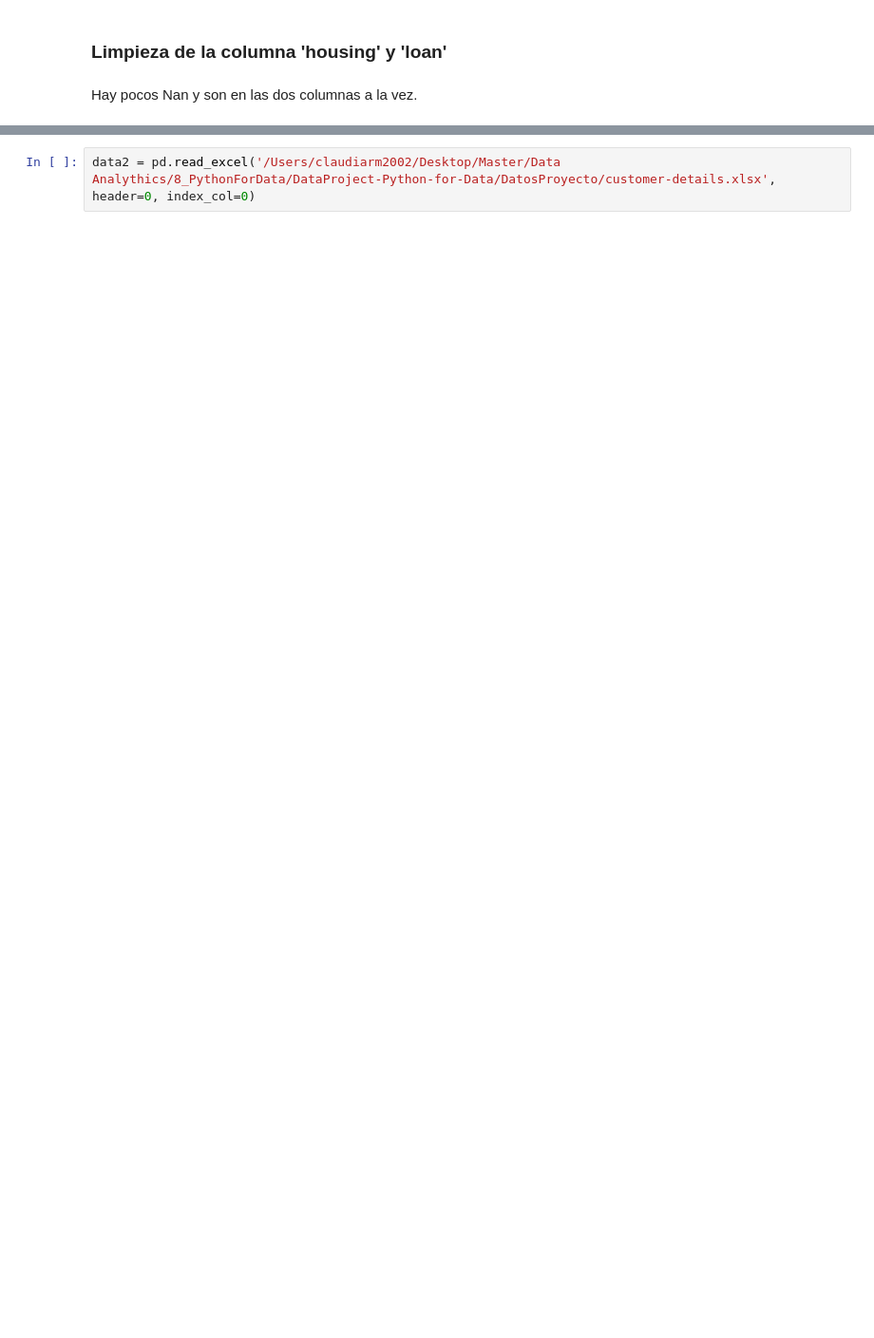
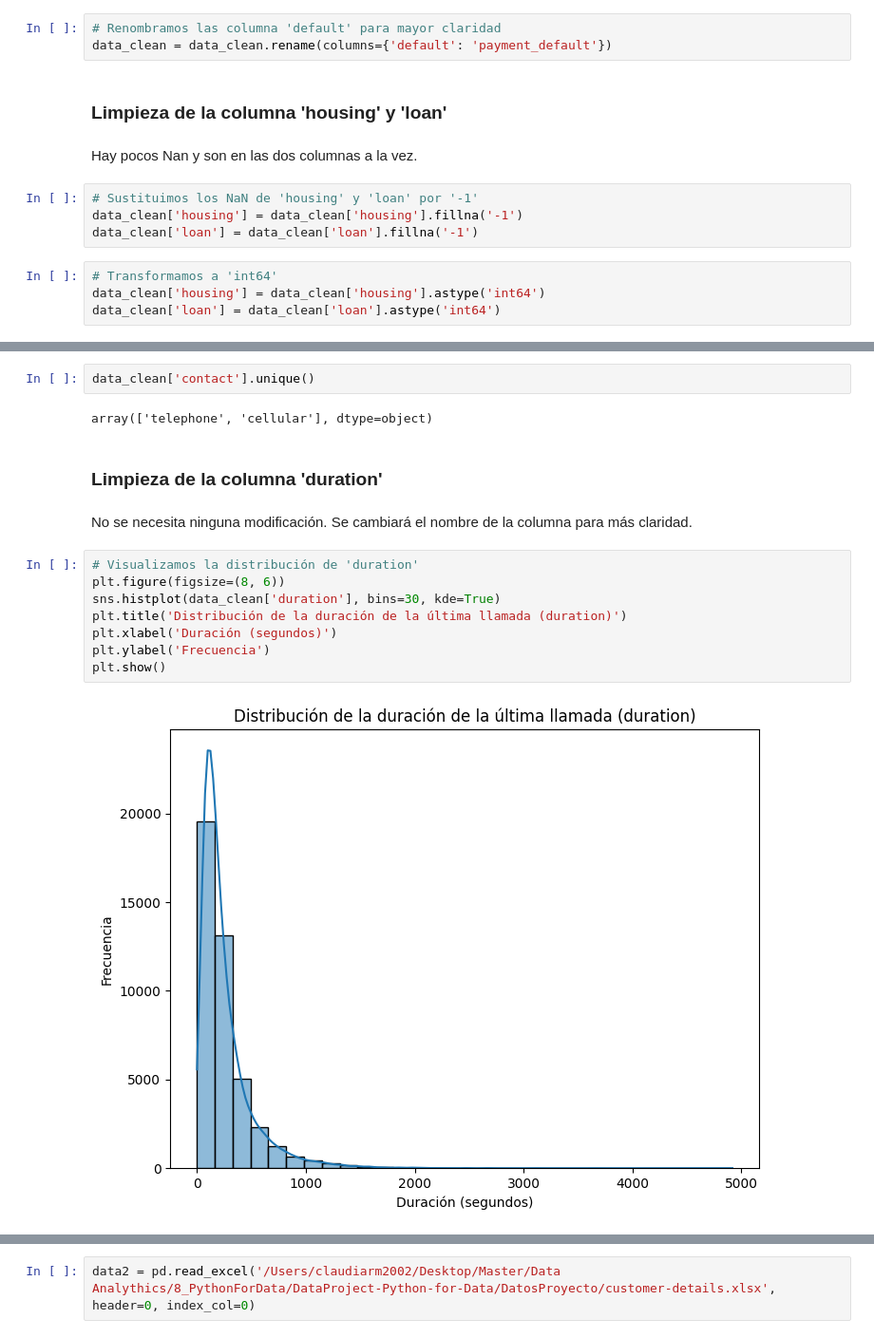
Before and after one commit to claudiarm2002/DataProject-Python-for-Data, a Jupyter notebook: DataProject_PythonForData.ipynb, the cells around one changed output, grey strips where cells are left out. Shown at 95% size. Cells and saved outputs as stored; diff of their text form; blank space fills up the shorter version.

Commit message:
Acabando casi la parte de limpieza

```diff
--- a/DataProject_PythonForData.ipynb
+++ b/DataProject_PythonForData.ipynb
@@ -360,7 +360,18 @@ data_clean['default'] = data_clean['default'].fillna('-1')
 # %%
 # Transformamos a 'int64'
 data_clean['default'] = data_clean['default'].astype('int64')
+# %%
+# Renombramos las columna 'default' para mayor claridad
+data_clean = data_clean.rename(columns={'default': 'payment_default'})
 # %% [markdown]
 ### Limpieza de la columna 'housing' y 'loan'
 # %% [markdown]
 Hay pocos Nan y son en las dos columnas a la vez.
+# %%
+# Sustituimos los NaN de 'housing' y 'loan' por '-1'
+data_clean['housing'] = data_clean['housing'].fillna('-1')
+data_clean['loan'] = data_clean['loan'].fillna('-1')
+# %%
+# Transformamos a 'int64'
+data_clean['housing'] = data_clean['housing'].astype('int64')
+data_clean['loan'] = data_clean['loan'].astype('int64')
@@ -366,0 +382,18 @@ Hay pocos Nan y son en las dos columnas a la vez.
+# %%
+data_clean['contact'].unique()
+# %% [output]
+array(['telephone', 'cellular'], dtype=object)
+# %% [markdown]
+### Limpieza de la columna 'duration'
+# %% [markdown]
+No se necesita ninguna modificación. Se cambiará el nombre de la columna para más claridad.
+# %%
+# Visualizamos la distribución de 'duration'
+plt.figure(figsize=(8, 6))
+sns.histplot(data_clean['duration'], bins=30, kde=True)
+plt.title('Distribución de la duración de la última llamada (duration)')
+plt.xlabel('Duración (segundos)')
+plt.ylabel('Frecuencia')
+plt.show()
+# %% [output]
+[figure, added]
```
Also changed, not shown: parts of 38 cells of this notebook, 1 other file.
